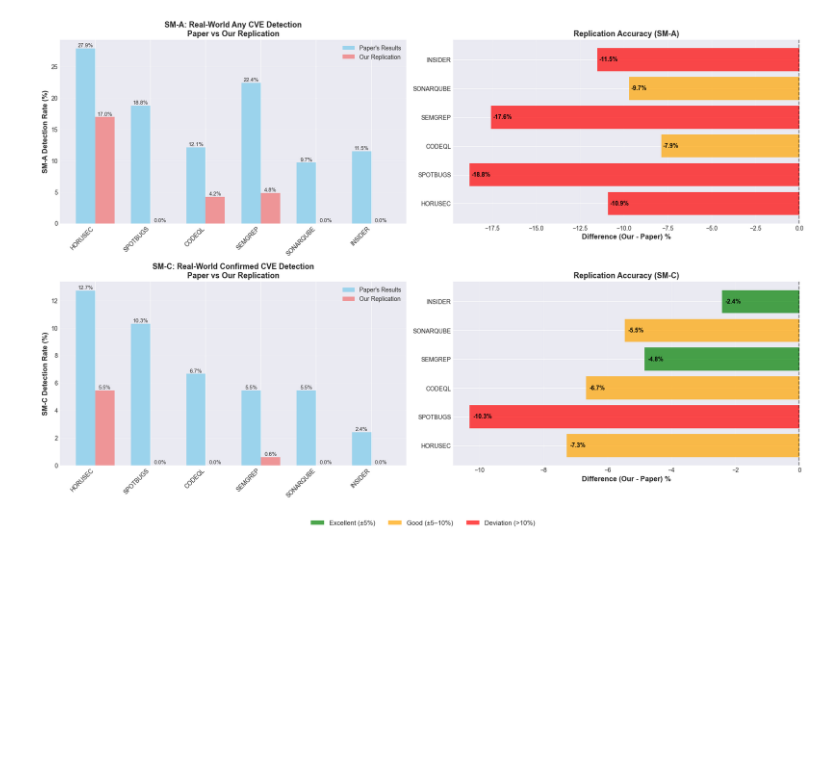
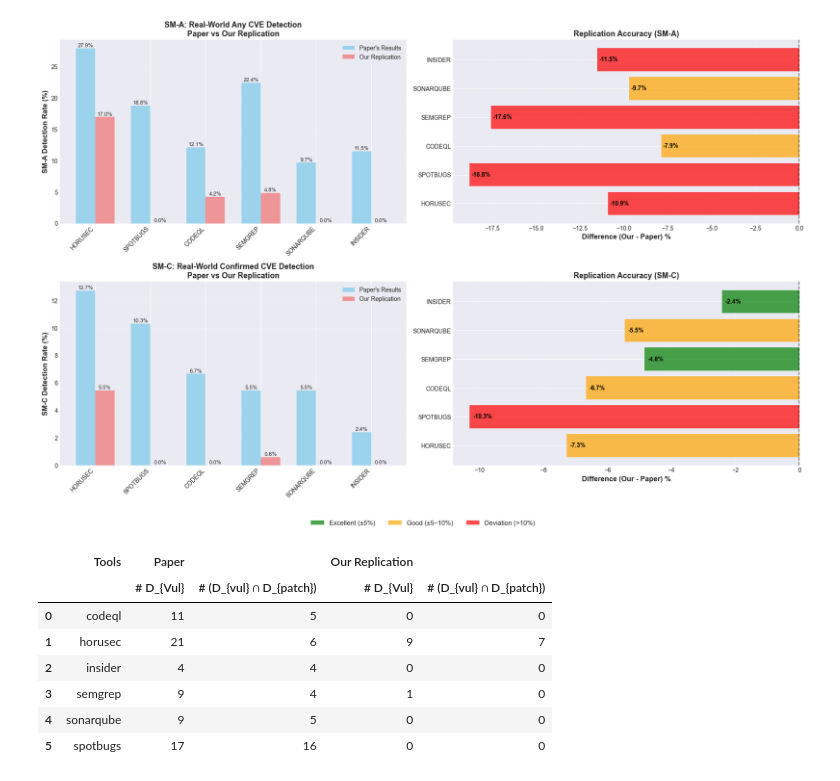
Before and after one commit to ibrahimssmalik/tool_analysis, a Jupyter notebook: sast_scorecard_analysis.ipynb, the cells around one changed output. Drawn from its saved outputs; the diff is of its cells as text; code cells hidden in the pictures; blank space fills up the shorter version.

```diff
--- a/sast_scorecard_analysis.ipynb
+++ b/sast_scorecard_analysis.ipynb
@@ -1192,3 +1195,36 @@ plt.tight_layout(rect=[0, 0.05, 1, 1])
 plt.show()
 # %% [output]
 [figure]
+# %%
+def create_false_positive_table(paper_results_list, tool_results_list):
+    """
+    Create false positive comparison table.
+    """
+    table_data = []
+
+    for result in tool_results_list:
+        tool_name = result['tool']
+
+        # Extract SM_C data
+        paper_sm_c_detected = paper_results_list[tool_name]['Manual_Check']
+        sm_c_detected = result['sm_c_detected']
+
+        # Get false positives
+        paper_fp_count = paper_results_list[tool_name]['false_positives']
+        fp_count = result['false_positives']
+
+        table_data.append({
+            ('Tools', ''): tool_name,
+            ('Paper', '# D_{Vul}'): paper_sm_c_detected,
+            ('Paper', '# (D_{vul} ∩ D_{patch})'): paper_fp_count,
+            ('Our Replication', '# D_{Vul}'): sm_c_detected,
+            ('Our Replication', '# (D_{vul} ∩ D_{patch})'): fp_count
+        })
+
+    df = pd.DataFrame(table_data)
+    df.columns = pd.MultiIndex.from_tuples(df.columns)
+
+    # Sort by tool name or by SM_C_DVul descending
+    df = df.sort_values(['Tools'], ascending=True).reset_index(drop=True)
+
+    return df
@@ -1194,0 +1234,12 @@ plt.show()
+# %%
+df = create_false_positive_table(paper_realworld_results, realworld_results.values())
+df
+# %% [output]
+|  | Tools | Paper |  | Our Replication |  |
+|  |  | # D_{Vul} | # (D_{vul} ∩ D_{patch}) | # D_{Vul} | # (D_{vul} ∩ D_{patch}) |
+| 0 | codeql | 11 | 5 | 0 | 0 |
+| 1 | horusec | 21 | 6 | 9 | 7 |
+| 2 | insider | 4 | 4 | 0 | 0 |
+| 3 | semgrep | 9 | 4 | 1 | 0 |
+| 4 | sonarqube | 9 | 5 | 0 | 0 |
+| 5 | spotbugs | 17 | 16 | 0 | 0 |
```
Also changed, not shown: parts of 13 cells of this notebook, 9 other files.
